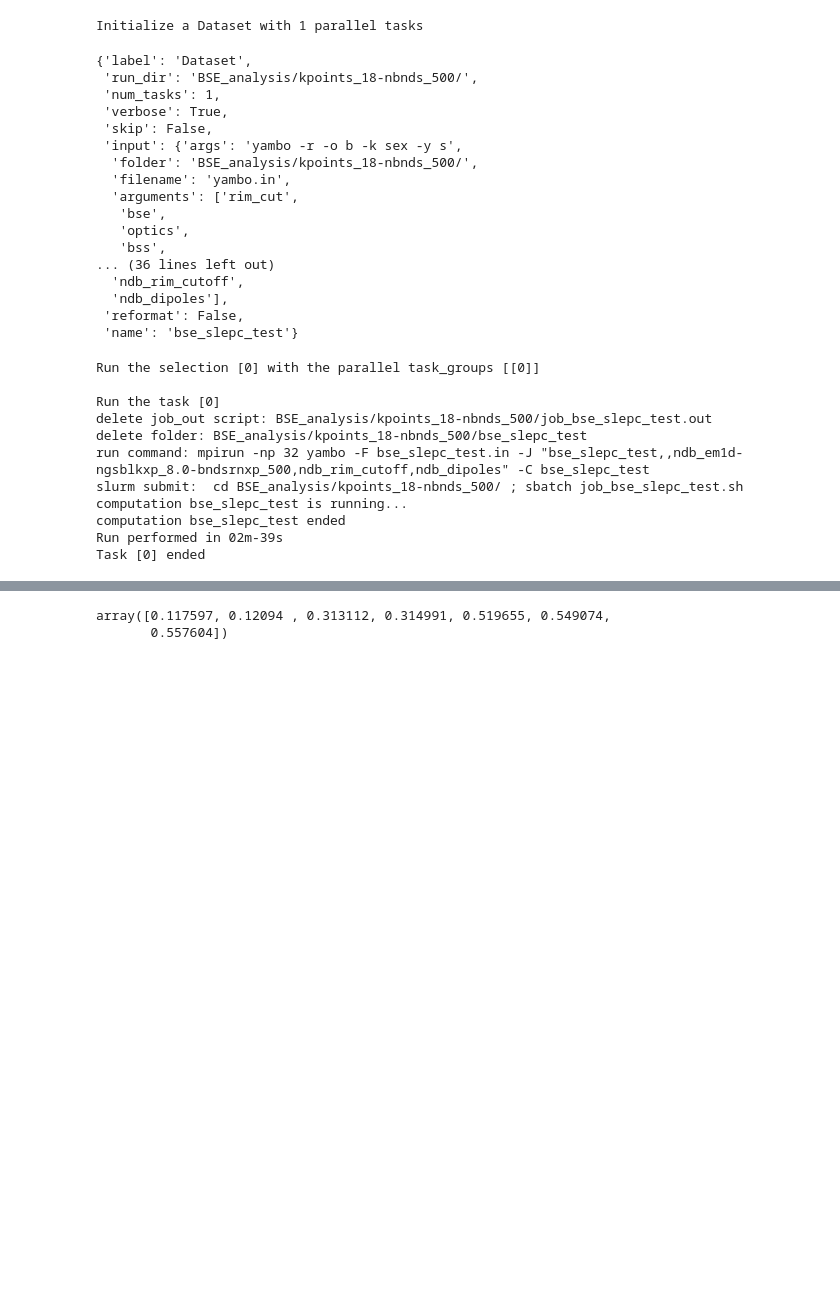
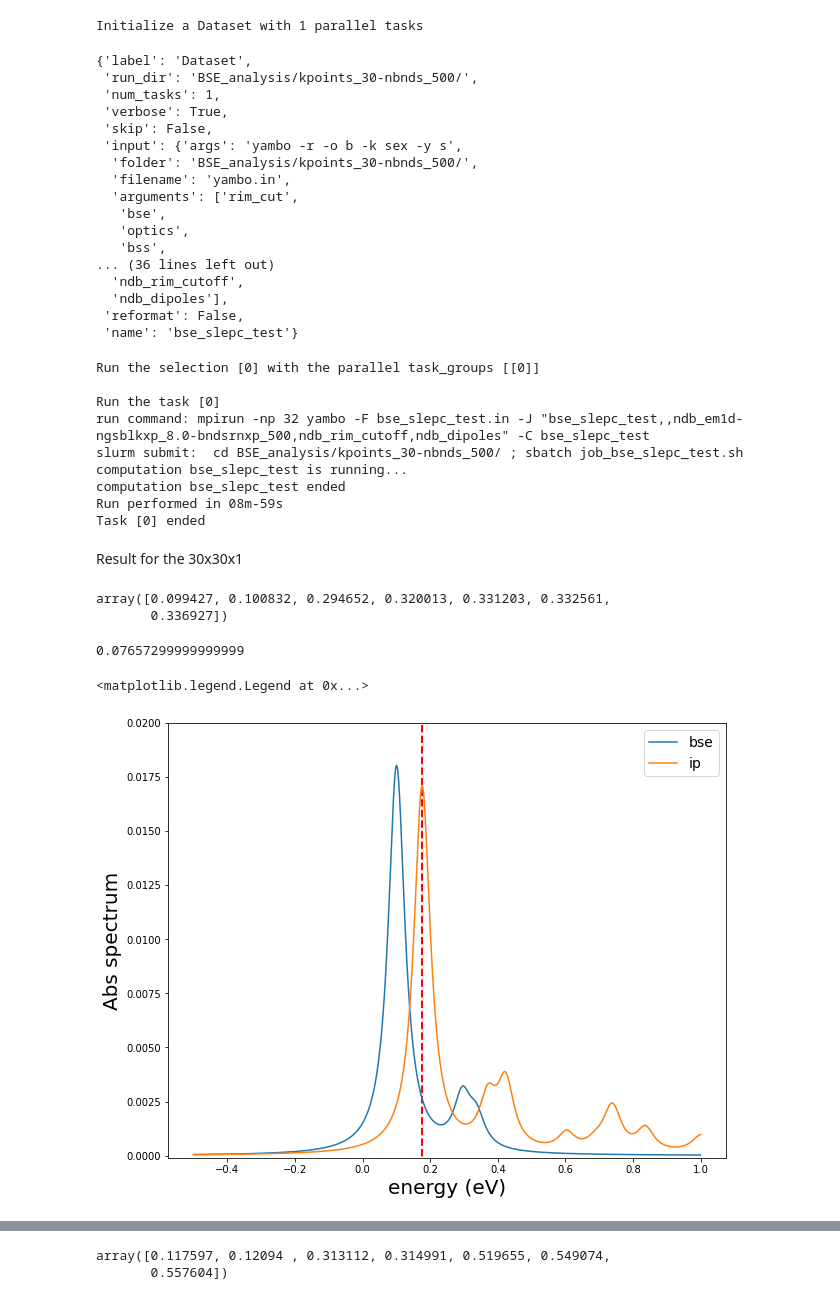
Before and after one commit to marcodalessandro76/Stanene, a Jupyter notebook: BSE_Analysis.ipynb, the cells around one changed output, grey strips where cells are left out. Drawn from its saved outputs; the diff is of its cells as text; code cells hidden in the pictures; blank space fills up the shorter version.

```diff
--- a/BSE_Analysis.ipynb
+++ b/BSE_Analysis.ipynb
@@ -123,7 +147,7 @@ interested in the first excitonic energy.
 We have analyzed the convergence of the exciton energy w.r.t the BSENGBlk value and the
 number of BSEBands. The values reported below ensure convergence.
 # %%
-k = kpoints[0]
+k = kpoints[1]
 run_dir = 'BSE_analysis/kpoints_%s-nbnds_500/'%k
 
 RandGvec = 200
@@ -142,7 +166,7 @@ BEnSteps = 1000
 BSSNEig = 20 # number of excitonic eigenvalues
 damping = [0.03,0.03] # eV
 
-study = D.Dataset(num_tasks=1,verbose=True,skip=False)
+study = D.Dataset(num_tasks=1,verbose=True,skip=True)
 study.set_postprocessing_function(PP.yambo_parse_data)
 
 inp = I.YamboInput('yambo -r -o b -k sex -y s',folder=run_dir)
@@ -169,12 +193,12 @@ Initialize a Dataset with 1 parallel tasks
 study.runs[0]
 # %% [output]
 {'label': 'Dataset',
- 'run_dir': 'BSE_analysis/kpoints_18-nbnds_500/',
+ 'run_dir': 'BSE_analysis/kpoints_30-nbnds_500/',
  'num_tasks': 1,
  'verbose': True,
  'skip': False,
  'input': {'args': 'yambo -r -o b -k sex -y s',
-  'folder': 'BSE_analysis/kpoints_18-nbnds_500/',
+  'folder': 'BSE_analysis/kpoints_30-nbnds_500/',
   'filename': 'yambo.in',
   'arguments': ['rim_cut',
    'bse',
@@ -191,11 +215,40 @@ results = study.run()
 Run the selection [0] with the parallel task_groups [[0]]
 
 Run the task [0]
-delete job_out script: BSE_analysis/kpoints_18-nbnds_500/job_bse_slepc_test.out
-delete folder: BSE_analysis/kpoints_18-nbnds_500/bse_slepc_test
 run command: mpirun -np 32 yambo -F bse_slepc_test.in -J "bse_slepc_test,,ndb_em1d-ngsblkxp_8.0-bndsrnxp_500,ndb_rim_cutoff,ndb_dipoles" -C bse_slepc_test
-slurm submit:  cd BSE_analysis/kpoints_18-nbnds_500/ ; sbatch job_bse_slepc_test.sh
+slurm submit:  cd BSE_analysis/kpoints_30-nbnds_500/ ; sbatch job_bse_slepc_test.sh
 computation bse_slepc_test is running...
 computation bse_slepc_test ended
-Run performed in 02m-39s
+Run performed in 08m-59s
 Task [0] ended
+# %% [markdown]
+Result for the 30x30x1
+# %%
+exc_eng = results[0].data['Esort_q1_slepc_bse']['energy']
+exc_eng
+# %% [output]
+array([0.099427, 0.100832, 0.294652, 0.320013, 0.331203, 0.332561,
+       0.336927])
+# %%
+bind_eng = gw_gap-exc_eng[0]
+bind_eng
+# %% [output]
+0.07657299999999999
+# %%
+fig, ax = plt.subplots(figsize=(10, 8))
+
+data = results[0].data['eps_q1_slepc_bse']
+energy = data['energy']
+eps_im = data['eps_imag']
+eps_o_im = data['eps_o_imag']
+ax.plot(energy,eps_im,label='bse')
+ax.plot(energy,eps_o_im,label='ip')
+ax.vlines(gw_gap,-1,10,linestyles='--',color='red',linewidth=2)
+#ax.set_xlim(1.5,4)
+ax.set_ylim(-1e-4,2e-2)
+ax.set_ylabel('Abs spectrum',size=20)
+ax.set_xlabel('energy (eV)',size=20)
+ax.legend(fontsize=14)
+# %% [output]
+<matplotlib.legend.Legend at 0x...>
+[figure, added]
```
Also changed, not shown: parts of 7 cells of this notebook, 1 other file.
